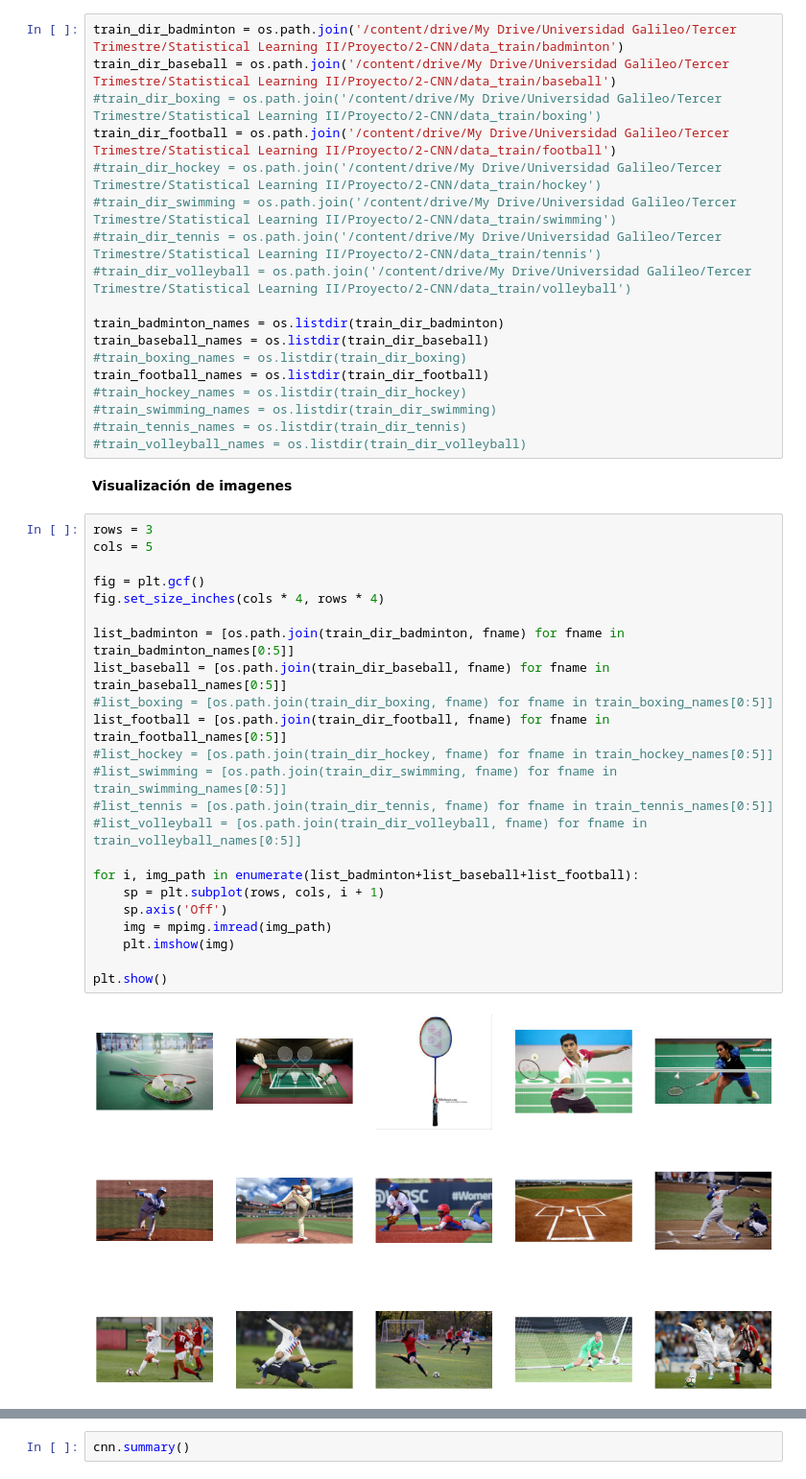
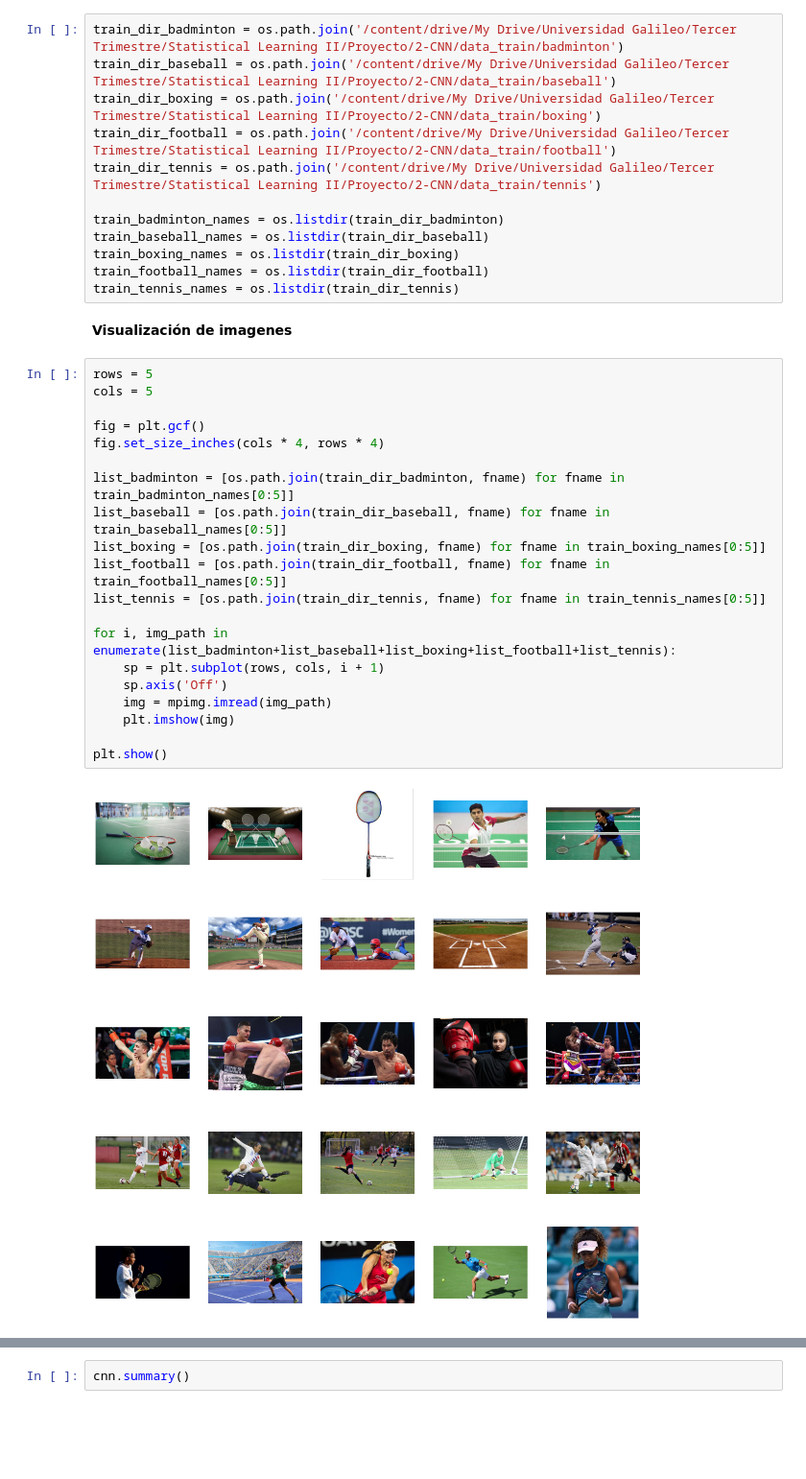
Before and after one commit to estuardozapeta/Statistical-Learning-II-Proyecto, a Jupyter notebook: 2-CNN/Parte 2 - CNN.ipynb, the cells around one changed output, grey strips where cells are left out. Shown at 96% size. Drawn from its saved outputs; the diff is of its cells as text; blank space fills up the shorter version.

```diff
--- a/2-CNN/Parte 2 - CNN.ipynb
+++ b/2-CNN/Parte 2 - CNN.ipynb
@@ -17,45 +26,36 @@ Mounted at /content/drive
 # %%
 train_dir_badminton = os.path.join('/content/drive/My Drive/Universidad Galileo/Tercer Trimestre/Statistical Learning II/Proyecto/2-CNN/data_train/badminton')
 train_dir_baseball = os.path.join('/content/drive/My Drive/Universidad Galileo/Tercer Trimestre/Statistical Learning II/Proyecto/2-CNN/data_train/baseball')
-#train_dir_boxing = os.path.join('/content/drive/My Drive/Universidad Galileo/Tercer Trimestre/Statistical Learning II/Proyecto/2-CNN/data_train/boxing')
+train_dir_boxing = os.path.join('/content/drive/My Drive/Universidad Galileo/Tercer Trimestre/Statistical Learning II/Proyecto/2-CNN/data_train/boxing')
 train_dir_football = os.path.join('/content/drive/My Drive/Universidad Galileo/Tercer Trimestre/Statistical Learning II/Proyecto/2-CNN/data_train/football')
-#train_dir_hockey = os.path.join('/content/drive/My Drive/Universidad Galileo/Tercer Trimestre/Statistical Learning II/Proyecto/2-CNN/data_train/hockey')
-#train_dir_swimming = os.path.join('/content/drive/My Drive/Universidad Galileo/Tercer Trimestre/Statistical Learning II/Proyecto/2-CNN/data_train/swimming')
-#train_dir_tennis = os.path.join('/content/drive/My Drive/Universidad Galileo/Tercer Trimestre/Statistical Learning II/Proyecto/2-CNN/data_train/tennis')
-#train_dir_volleyball = os.path.join('/content/drive/My Drive/Universidad Galileo/Tercer Trimestre/Statistical Learning II/Proyecto/2-CNN/data_train/volleyball')
+train_dir_tennis = os.path.join('/content/drive/My Drive/Universidad Galileo/Tercer Trimestre/Statistical Learning II/Proyecto/2-CNN/data_train/tennis')
 
 train_badminton_names = os.listdir(train_dir_badminton)
 train_baseball_names = os.listdir(train_dir_baseball)
-#train_boxing_names = os.listdir(train_dir_boxing)
+train_boxing_names = os.listdir(train_dir_boxing)
 train_football_names = os.listdir(train_dir_football)
-#train_hockey_names = os.listdir(train_dir_hockey)
-#train_swimming_names = os.listdir(train_dir_swimming)
-#train_tennis_names = os.listdir(train_dir_tennis)
-#train_volleyball_names = os.listdir(train_dir_volleyball)
+train_tennis_names = os.listdir(train_dir_tennis)
 # %% [markdown]
 **Visualización de imagenes**
 # %%
-rows = 3
+rows = 5
 cols = 5
 
 fig = plt.gcf()
 fig.set_size_inches(cols * 4, rows * 4)
 
 list_badminton = [os.path.join(train_dir_badminton, fname) for fname in train_badminton_names[0:5]]
 list_baseball = [os.path.join(train_dir_baseball, fname) for fname in train_baseball_names[0:5]]
-#list_boxing = [os.path.join(train_dir_boxing, fname) for fname in train_boxing_names[0:5]]
+list_boxing = [os.path.join(train_dir_boxing, fname) for fname in train_boxing_names[0:5]]
 list_football = [os.path.join(train_dir_football, fname) for fname in train_football_names[0:5]]
-#list_hockey = [os.path.join(train_dir_hockey, fname) for fname in train_hockey_names[0:5]]
-#list_swimming = [os.path.join(train_dir_swimming, fname) for fname in train_swimming_names[0:5]]
-#list_tennis = [os.path.join(train_dir_tennis, fname) for fname in train_tennis_names[0:5]]
-#list_volleyball = [os.path.join(train_dir_volleyball, fname) for fname in train_volleyball_names[0:5]]
+list_tennis = [os.path.join(train_dir_tennis, fname) for fname in train_tennis_names[0:5]]
 
-for i, img_path in enumerate(list_badminton+list_baseball+list_football):
+for i, img_path in enumerate(list_badminton+list_baseball+list_boxing+list_football+list_tennis):
     sp = plt.subplot(rows, cols, i + 1)
     sp.axis('Off')
     img = mpimg.imread(img_path)
     plt.imshow(img)
 
 plt.show()
 # %% [output]
-[figure, old version]
+[figure, new version]
```
Also changed, not shown: parts of 36 cells of this notebook.
